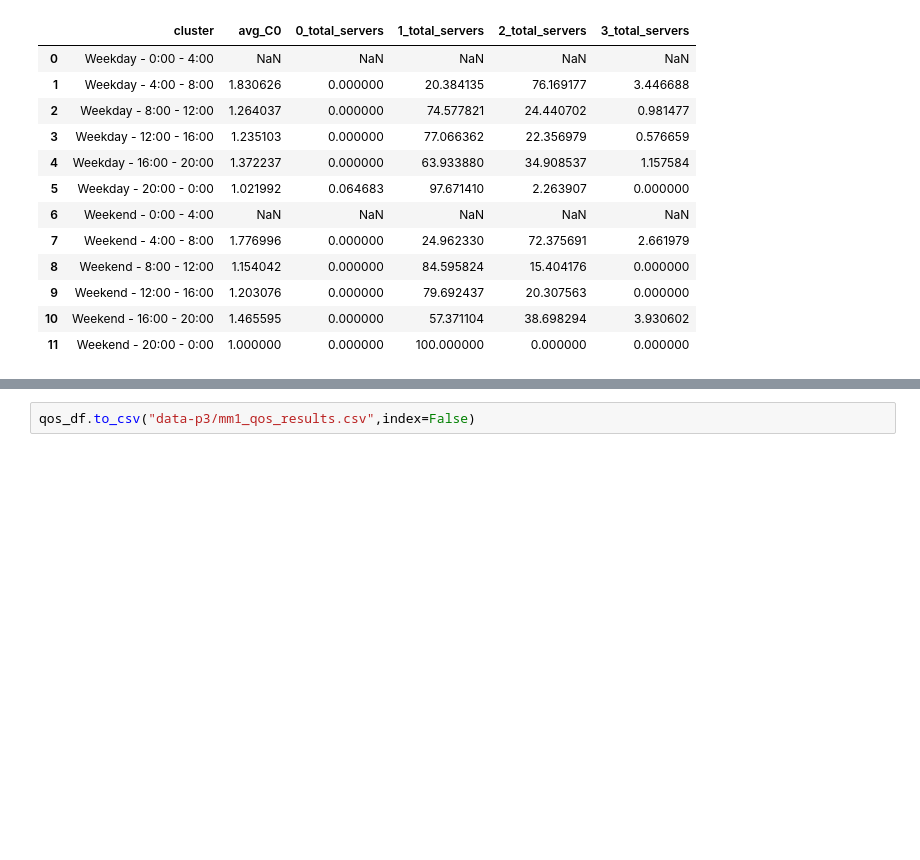
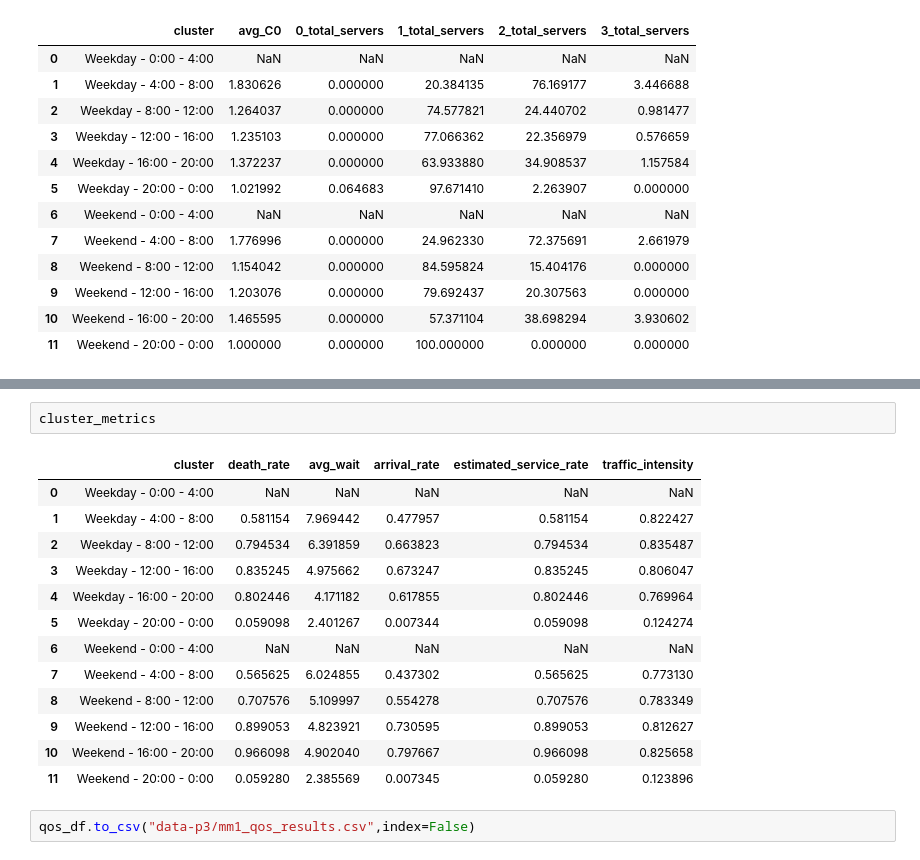
Before and after one commit to mairihallman/MAT-4376E-F24, a Jupyter notebook: 3-queueing-systems/queuing.ipynb, the cells around one changed output, grey strips where cells are left out. Drawn from its saved outputs; the diff is of its cells as text; blank space fills up the shorter version.

```diff
--- a/3-queueing-systems/queuing.ipynb
+++ b/3-queueing-systems/queuing.ipynb
@@ -300,2 +342,18 @@ qos_df
+# %%
+cluster_metrics
+# %% [output]
+|  | cluster | death_rate | avg_wait | arrival_rate | estimated_service_rate | traffic_intensity |
+| 0 | Weekday - 0:00 - 4:00 | NaN | NaN | NaN | NaN | NaN |
+| 1 | Weekday - 4:00 - 8:00 | 0.581154 | 7.969442 | 0.477957 | 0.581154 | 0.822427 |
+| 2 | Weekday - 8:00 - 12:00 | 0.794534 | 6.391859 | 0.663823 | 0.794534 | 0.835487 |
+| 3 | Weekday - 12:00 - 16:00 | 0.835245 | 4.975662 | 0.673247 | 0.835245 | 0.806047 |
+| 4 | Weekday - 16:00 - 20:00 | 0.802446 | 4.171182 | 0.617855 | 0.802446 | 0.769964 |
+| 5 | Weekday - 20:00 - 0:00 | 0.059098 | 2.401267 | 0.007344 | 0.059098 | 0.124274 |
+| 6 | Weekend - 0:00 - 4:00 | NaN | NaN | NaN | NaN | NaN |
+| 7 | Weekend - 4:00 - 8:00 | 0.565625 | 6.024855 | 0.437302 | 0.565625 | 0.773130 |
+| 8 | Weekend - 8:00 - 12:00 | 0.707576 | 5.109997 | 0.554278 | 0.707576 | 0.783349 |
+| 9 | Weekend - 12:00 - 16:00 | 0.899053 | 4.823921 | 0.730595 | 0.899053 | 0.812627 |
+| 10 | Weekend - 16:00 - 20:00 | 0.966098 | 4.902040 | 0.797667 | 0.966098 | 0.825658 |
+| 11 | Weekend - 20:00 - 0:00 | 0.059280 | 2.385569 | 0.007345 | 0.059280 | 0.123896 |
 # %%
 qos_df.to_csv("data-p3/mm1_qos_results.csv",index=False)
```
Also changed, not shown: parts of 19 cells of this notebook.
